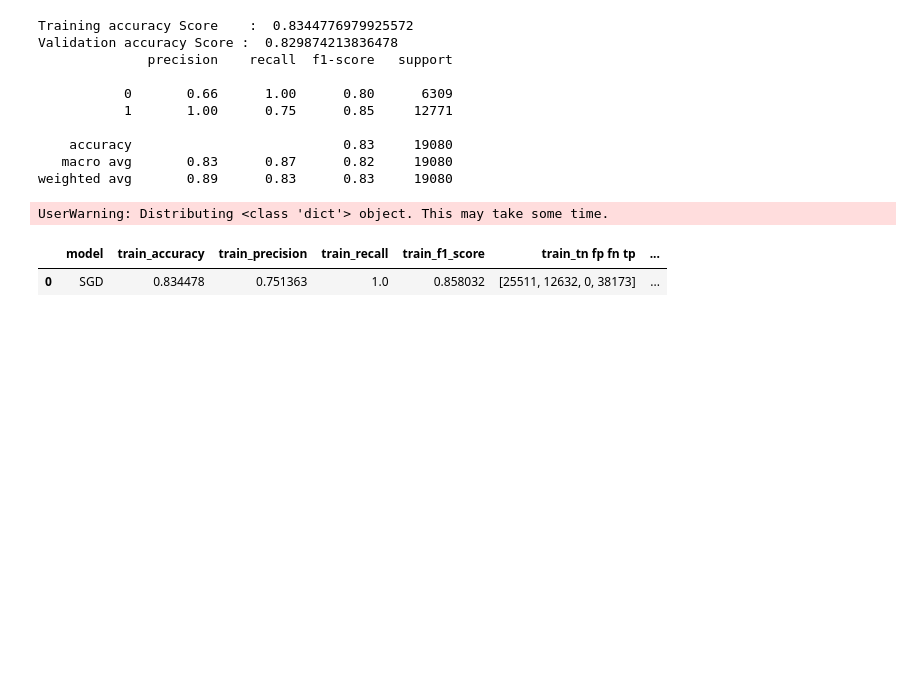
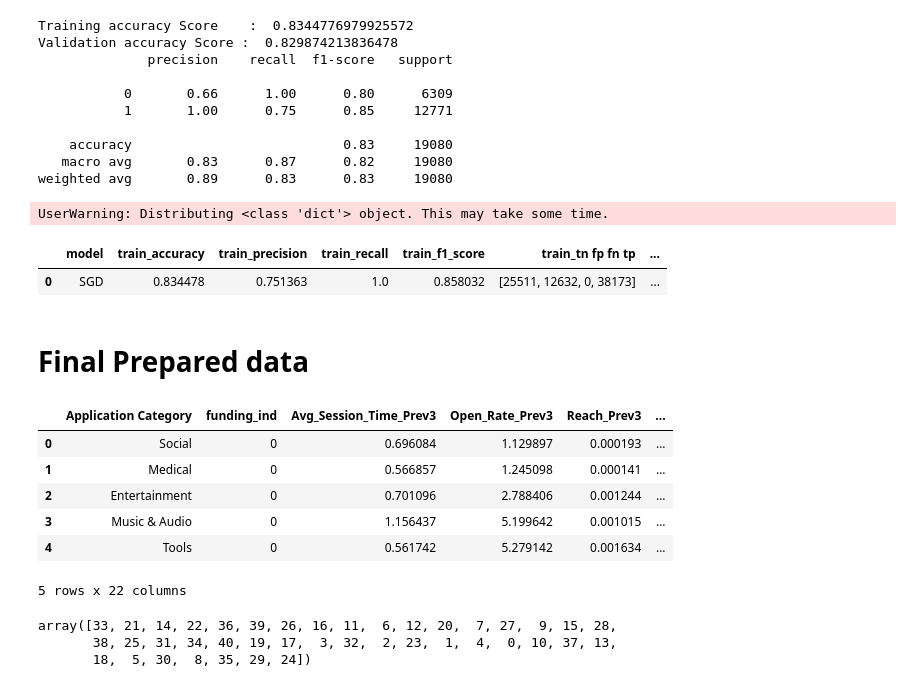
Before and after one commit to rajeshmore1/Capstone-Project-4, a Jupyter notebook: Rajesh_More_Team5_Capstone_Project_4.ipynb, the cells around one changed output. Saved outputs shown, nothing was run; the diff lists cells and outputs as text; code cells hidden in the pictures; blank space fills up the shorter version.

```diff
--- a/Rajesh_More_Team5_Capstone_Project_4.ipynb
+++ b/Rajesh_More_Team5_Capstone_Project_4.ipynb
@@ -1038,3 +1091,5 @@ find_metrics("SGD",sgd_clf,X_train,X_test,y_train,y_test)
 UserWarning: Distributing <class 'dict'> object. This may take some time.
 |  | model | train_accuracy | train_precision | train_recall | train_f1_score | train_tn fp fn tp | ... |
 | 0 | SGD | 0.834478 | 0.751363 | 1.0 | 0.858032 | [25511, 12632, 0, 38173] | ... |
+# %% [markdown]
+# Final Prepared data
@@ -1040,0 +1099,25 @@ UserWarning: Distributing <class 'dict'> object. This may take some time.
+# %%
+finaldf.head()
+# %% [output]
+|  | Application Category | funding_ind | Avg_Session_Time_Prev3 | Open_Rate_Prev3 | Reach_Prev3 | ... |
+| 0 | Social | 0 | 0.696084 | 1.129897 | 0.000193 | ... |
+| 1 | Medical | 0 | 0.566857 | 1.245098 | 0.000141 | ... |
+| 2 | Entertainment | 0 | 0.701096 | 2.788406 | 0.001244 | ... |
+| 3 | Music & Audio | 0 | 1.156437 | 5.199642 | 0.001015 | ... |
+| 4 | Tools | 0 | 0.561742 | 5.279142 | 0.001634 | ... |
+5 rows x 22 columns
+# %%
+# Import label encoder
+from sklearn import preprocessing
+
+# label_encoder object knows how to understand word labels.
+label_encoder = preprocessing.LabelEncoder()
+
+# Encode labels in column 'species'.
+finaldf['Application Category']= label_encoder.fit_transform(finaldf['Application Category'])
+
+finaldf['Application Category'].unique()
+# %% [output]
+array([33, 21, 14, 22, 36, 39, 26, 16, 11,  6, 12, 20,  7, 27,  9, 15, 28,
+       38, 25, 31, 34, 40, 19, 17,  3, 32,  2, 23,  1,  4,  0, 10, 37, 13,
+       18,  5, 30,  8, 35, 29, 24])
```
Also changed, not shown: parts of 22 cells of this notebook.
